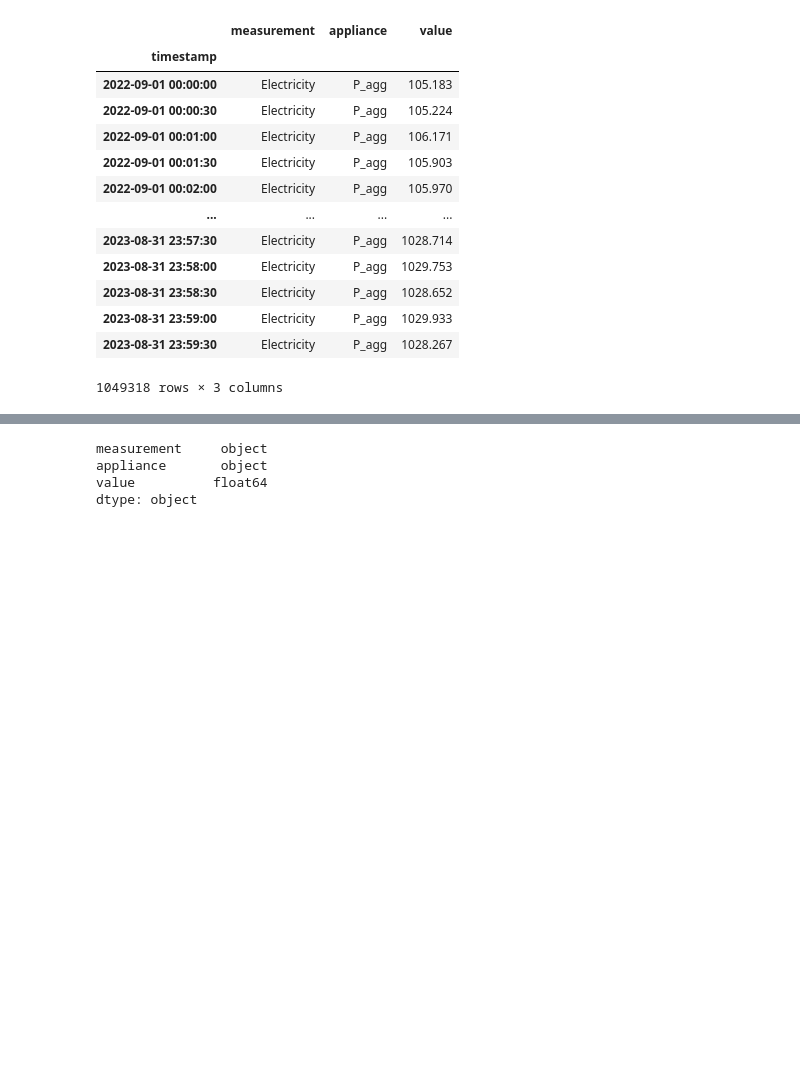
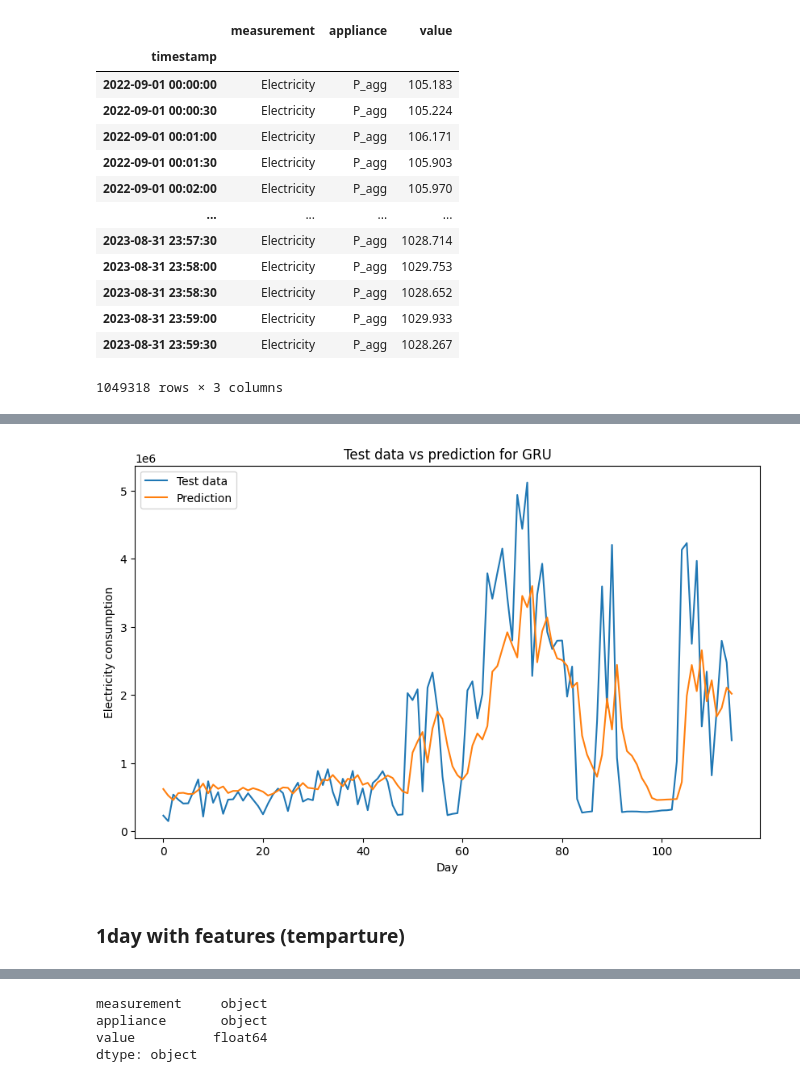
Before and after one commit to Ghada-Ataaoui/Energy-Consumption-Forecast, a Jupyter notebook: src/models/GRU_pred.ipynb, the cells around one changed output, grey strips where cells are left out. Cells and saved outputs as stored; diff of their text form; code cells hidden in the pictures; blank space fills up the shorter version.

```diff
--- a/src/models/GRU_pred.ipynb
+++ b/src/models/GRU_pred.ipynb
@@ -47,0 +192,8 @@ display(dataset)
+# %%
+from sklearn.preprocessing import MinMaxScaler
+
+scaler_X = MinMaxScaler()
+
+X_scaled = scaler_X.fit_transform(one_day_dataset.values.reshape(-1, 1))
+
+X_scaled
@@ -47,0 +346,8 @@ display(dataset)
+# %%
+y_test_orig = scaler_X.inverse_transform(y_test)
+y_train_orig = scaler_X.inverse_transform(y_train)
+
+prediction_gru = prediction(model_gru)
+
+plot_future(prediction_gru, 'GRU', y_test_orig)
+# %% [output]
@@ -47,0 +355,3 @@ display(dataset)
+[figure, added]
+# %% [markdown]
+### 1day with features (temparture)
```
Also changed, not shown: parts of 36 cells of this notebook.
